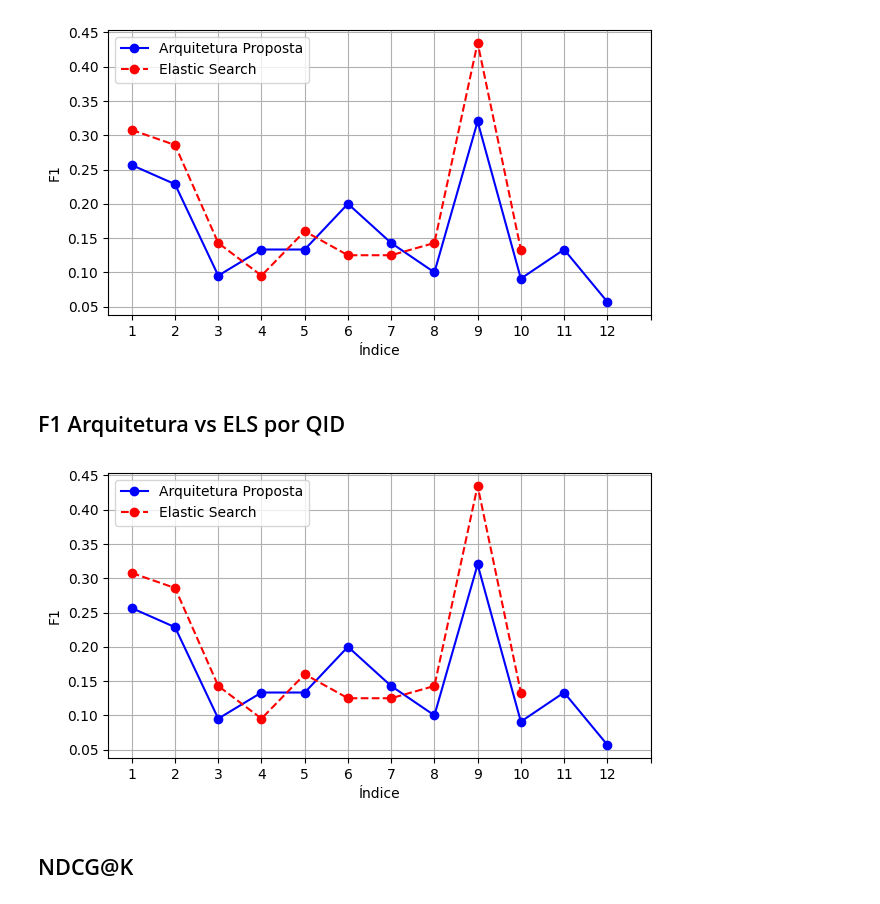
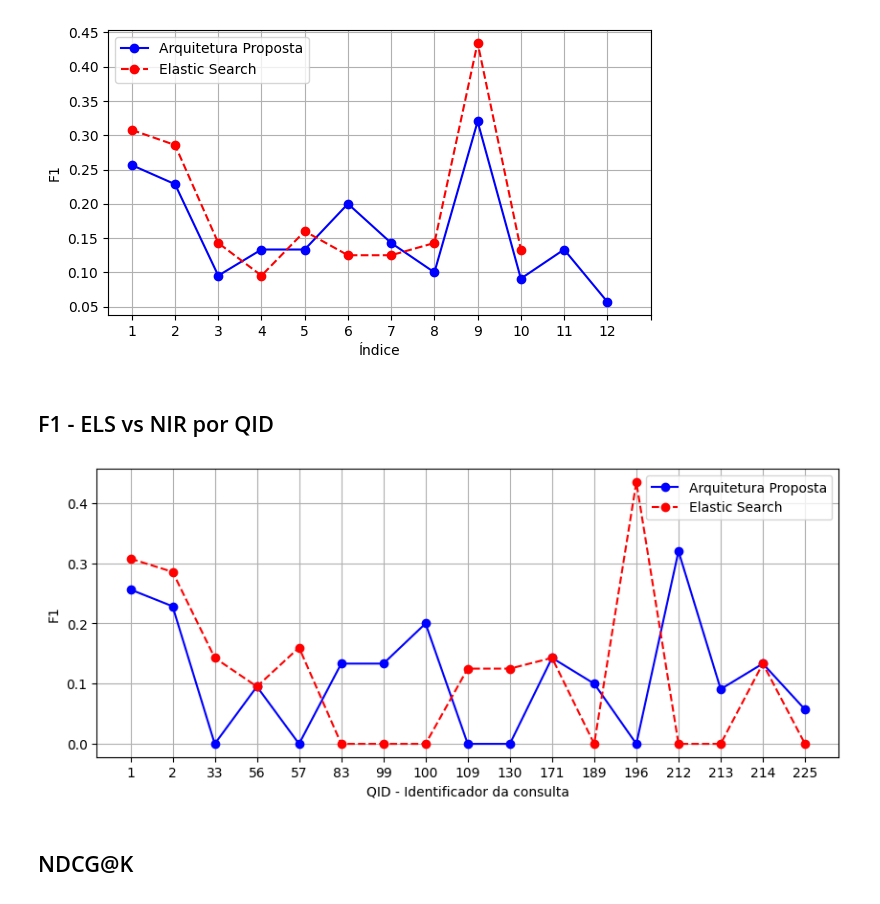
Before and after one commit to sira-serverless-ir-arch/evaluete-nir, a Jupyter notebook: evaluetion.ipynb, the cells around one changed output. Drawn from its saved outputs; the diff is of its cells as text; code cells hidden in the pictures.

```diff
--- a/evaluetion.ipynb
+++ b/evaluetion.ipynb
@@ -105,4 +104,27 @@ df_query_data.to_excel('df_query_data.xlsx')
 # df_query_data
+# %%
+list_f1_nir = []
+list_f1_els = []
+
+for qid in sorted_dict:
+    append = True
+    for key in nir_f_score['query_ids']:
+        if str(qid) == str(nir_f_score['query_ids'][key]):
+            list_f1_nir.append(nir_f_score['f_scores'][key])
+            append = False
+            break
+    if append:
+        list_f1_nir.append(0)
+
+for qid in sorted_dict:
+    append = True
+    for key in els_f_score['query_ids']:
+        if str(qid) == str(els_f_score['query_ids'][key]):
+            list_f1_els.append(els_f_score['f_scores'][key])
+            append = False
+            break
+    if append:
+        list_f1_els.append(0)
 # %% [markdown]
 # AVALIAÇÕES
 # %% [markdown]
@@ -184,31 +206,35 @@ plt.savefig("f_score_index.pdf", format="pdf")
 # %% [output]
 [figure]
 # %% [markdown]
-## F1 Arquitetura vs ELS por QID
+## F1 - ELS vs NIR por QID
 # %%
-f1_nir = ev.dict_to_list(nir_f_score['f_scores'])
-f1_els = ev.dict_to_list(els_f_score['f_scores'])
+f1_nir = list_f1_nir
+f1_els = list_f1_els
 
-fig, ax = plt.subplots(figsize=(7, 3.7))
+fig, ax = plt.subplots(figsize=(10, 3.9))
 ax.plot(f1_nir, "o", label="Arquitetura Proposta", linestyle='-',color='blue')
 ax.plot(f1_els, "o", label="Elastic Search", linestyle='--',color='red')
 
+i = 0
+x_stick = []
+for qid in list_qid:
+    x_stick.append(i)
+    i = i + 1
 
-x_stick = [0, 1, 2, 3, 4, 5, 6, 7, 8, 9, 10, 11, 12]
-x_labels = ["1", "2", "3", "4", "5", "6", "7", "8", "9", "10", "11", "12", ""]
+x_labels = list_qid
 plt.xticks(ticks=x_stick, labels=x_labels)
 plt.xticks(ticks=x_stick, labels=x_labels)
 
 #add axis labels to plot
 # ax.set_title('F1 Sore')
-ax.set_xlabel('Índice')
+ax.set_xlabel('QID - Identificador da consulta')
 ax.set_ylabel('F1')
 ax.legend()
 ax.grid(True)
 # plt.show()
-plt.savefig("f_score_qid.pdf", format="pdf")
+plt.savefig("pdf/f_score_qid.pdf", format="pdf")
 # %% [output]
-[figure, old version]
+[figure, new version]
 # %% [markdown]
 ## NDCG@K
 # %%
```
Also changed, not shown: parts of 6 cells of this notebook, 22 other files.
